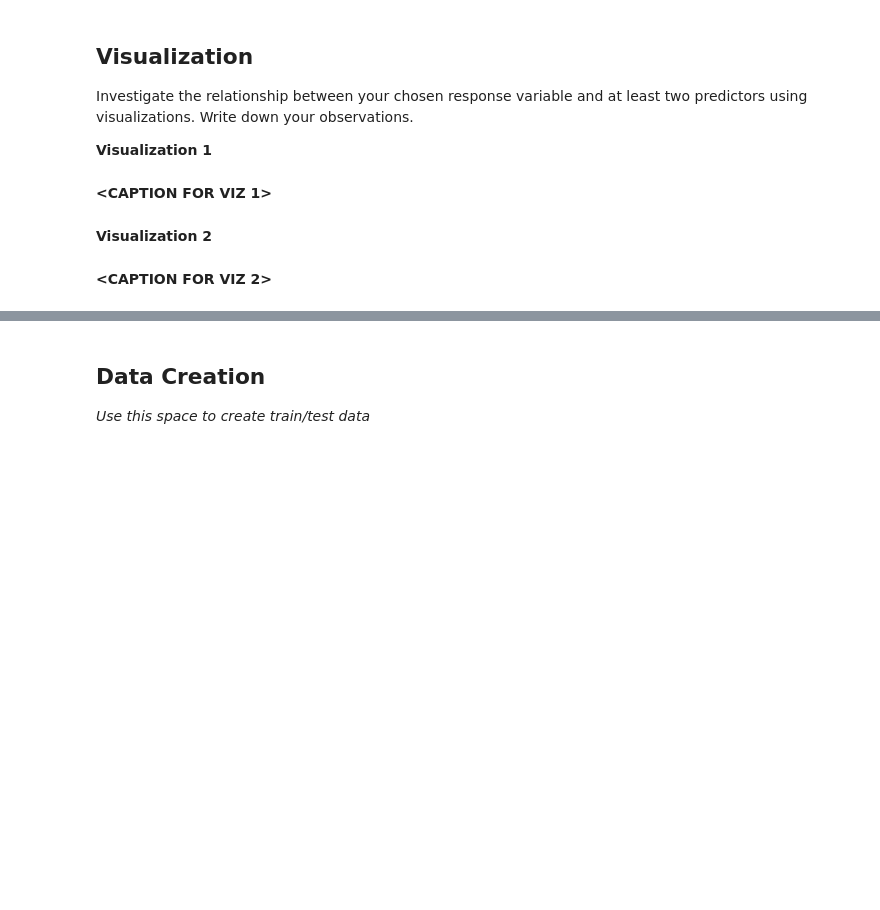
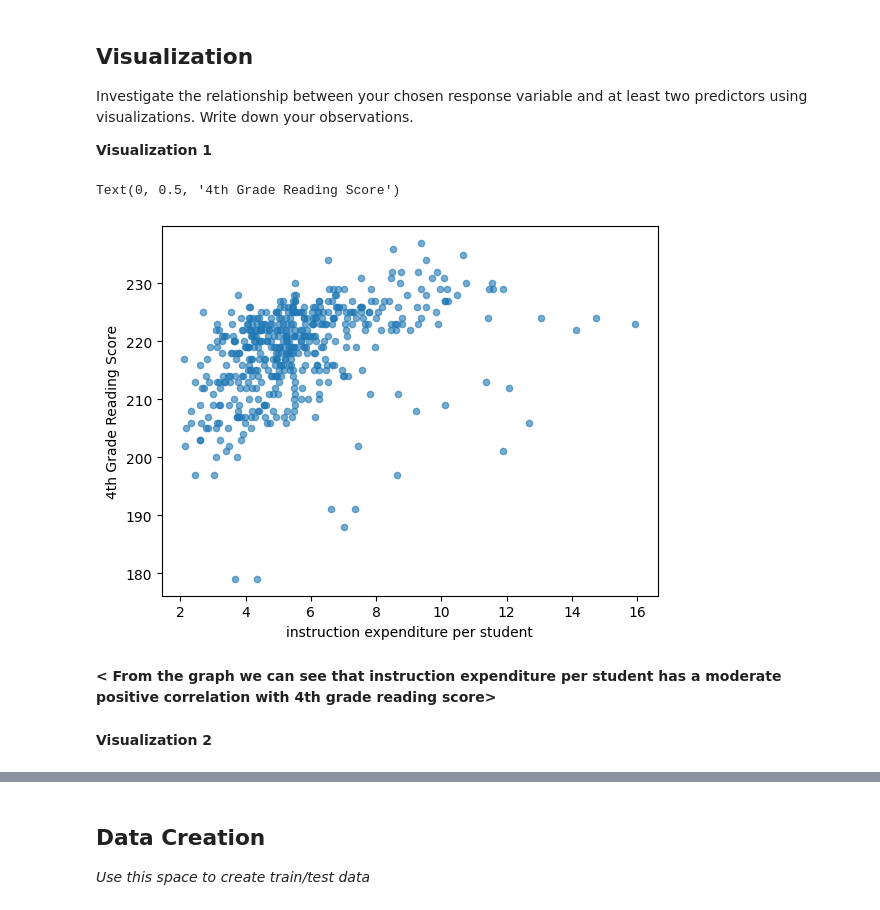
Before and after one commit to zhuol0129/MDST-Onboarding-ZL, a Jupyter notebook: tutorial1/checkpoint1.ipynb, the cells around one changed output, grey strips where cells are left out. Drawn from its saved outputs; the diff is of its cells as text; code cells hidden in the pictures; blank space fills up the shorter version.

```diff
--- a/tutorial1/checkpoint1.ipynb
+++ b/tutorial1/checkpoint1.ipynb
@@ -123,0 +139,6 @@ Feature engineering justification: **<BRIEFLY DESCRIBE WHY YOU MADE THE CHANGES
+# %%
+# @@@ 5
+df['INSTRUCTION_EXPENDITURE_PER_STUDENT'] = df['INSTRUCTION_EXPENDITURE'] / df['ENROLL']
+
+
+df['LOCAL_REVENUE_PER_STUDENT'] = df['LOCAL_REVENUE'] / df['ENROLL']
@@ -132,4 +156,12 @@ Investigate the relationship between your chosen response variable and at least
-# %% [markdown]
-**<CAPTION FOR VIZ 1>**
+# %%
+# @@@ 6
+df.plot.scatter(x='INSTRUCTION_EXPENDITURE_PER_STUDENT', y='AVG_READING_4_SCORE', alpha=0.6)
+plt.xlabel('instruction expenditure per student')
+plt.ylabel('4th Grade Reading Score')
+# %% [output]
+Text(0, 0.5, '4th Grade Reading Score')
+[figure, added]
+# %% [markdown]
+**< From the graph we can see that instruction expenditure per student has a moderate positive correlation with 4th grade reading score>**
 # %% [markdown]
 **Visualization 2**
@@ -138,2 +167,0 @@ Investigate the relationship between your chosen response variable and at least
-# %% [markdown]
-**<CAPTION FOR VIZ 2>**
```
Also changed, not shown: parts of 11 cells of this notebook.
